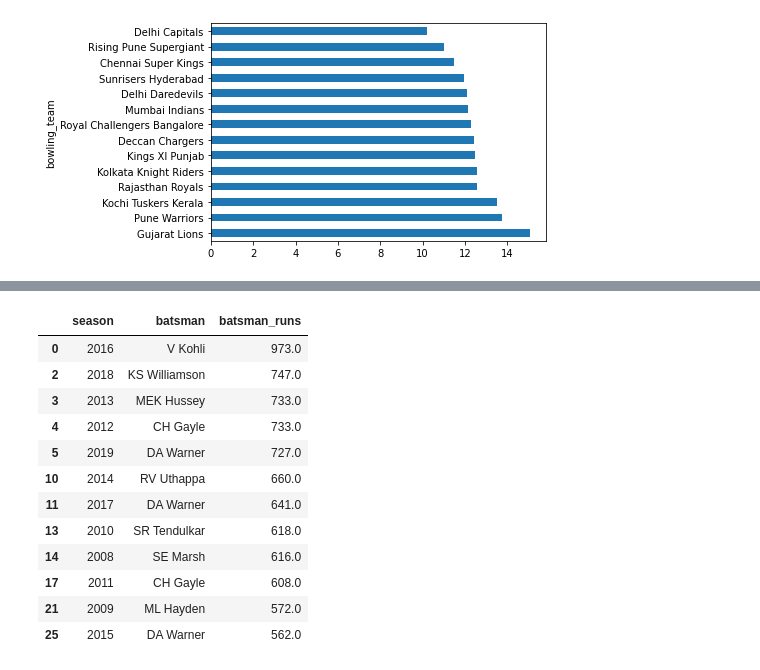
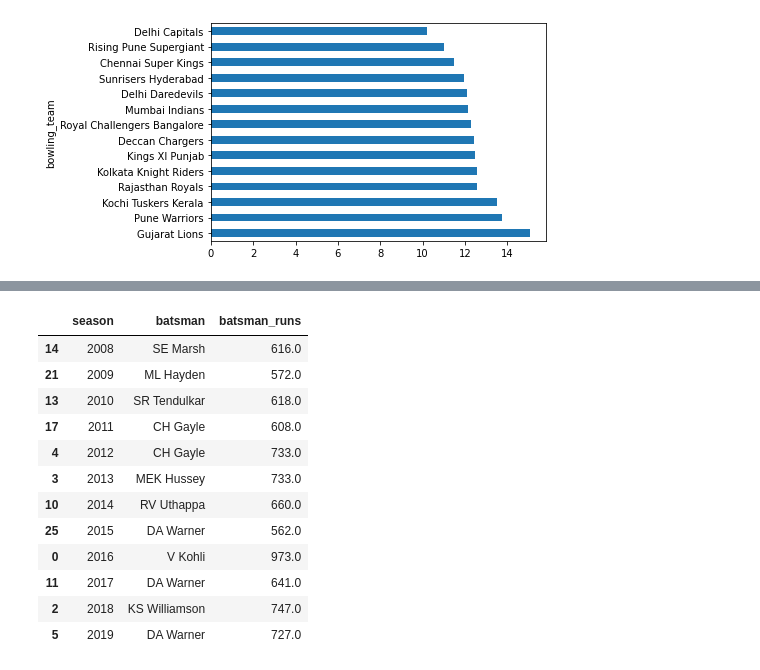
Before and after one commit to djsbalakrishnan/IPL-Analytics, a Jupyter notebook: Analyze IPL Data.ipynb, the cells around one changed output, grey strips where cells are left out. Cells and saved outputs as stored; diff of their text form; code cells hidden in the pictures.

```diff
--- a/Analyze IPL Data.ipynb
+++ b/Analyze IPL Data.ipynb
@@ -979,19 +991,19 @@ bowling_strike_rate_do_df = complete_match_information_df[(complete_match_inform
 # %%
 # Orange Cap Holder Season Wise (Top 5)
 orange_cap_holder_df = complete_match_information_df[["season", "batsman", "batsman_runs"]]
 orange_cap_holder = orange_cap_holder_df.groupby(["season", "batsman"]).batsman_runs.sum().sort_values(ascending=False).reset_index()
-orange_cap_holder.drop_duplicates(subset=["season"], keep="first")
+orange_cap_holder.drop_duplicates(subset=["season"], keep="first").sort_values(by="season")
 # %% [output]
 |  | season | batsman | batsman_runs |
+| 14 | 2008 | SE Marsh | 616.0 |
+| 21 | 2009 | ML Hayden | 572.0 |
+| 13 | 2010 | SR Tendulkar | 618.0 |
+| 17 | 2011 | CH Gayle | 608.0 |
+| 4 | 2012 | CH Gayle | 733.0 |
+| 3 | 2013 | MEK Hussey | 733.0 |
+| 10 | 2014 | RV Uthappa | 660.0 |
+| 25 | 2015 | DA Warner | 562.0 |
 | 0 | 2016 | V Kohli | 973.0 |
+| 11 | 2017 | DA Warner | 641.0 |
 | 2 | 2018 | KS Williamson | 747.0 |
-| 3 | 2013 | MEK Hussey | 733.0 |
-| 4 | 2012 | CH Gayle | 733.0 |
 | 5 | 2019 | DA Warner | 727.0 |
-| 10 | 2014 | RV Uthappa | 660.0 |
-| 11 | 2017 | DA Warner | 641.0 |
-| 13 | 2010 | SR Tendulkar | 618.0 |
-| 14 | 2008 | SE Marsh | 616.0 |
-| 17 | 2011 | CH Gayle | 608.0 |
-| 21 | 2009 | ML Hayden | 572.0 |
-| 25 | 2015 | DA Warner | 562.0 |
```
Also changed, not shown: parts of 6 cells of this notebook, 5 other files.
